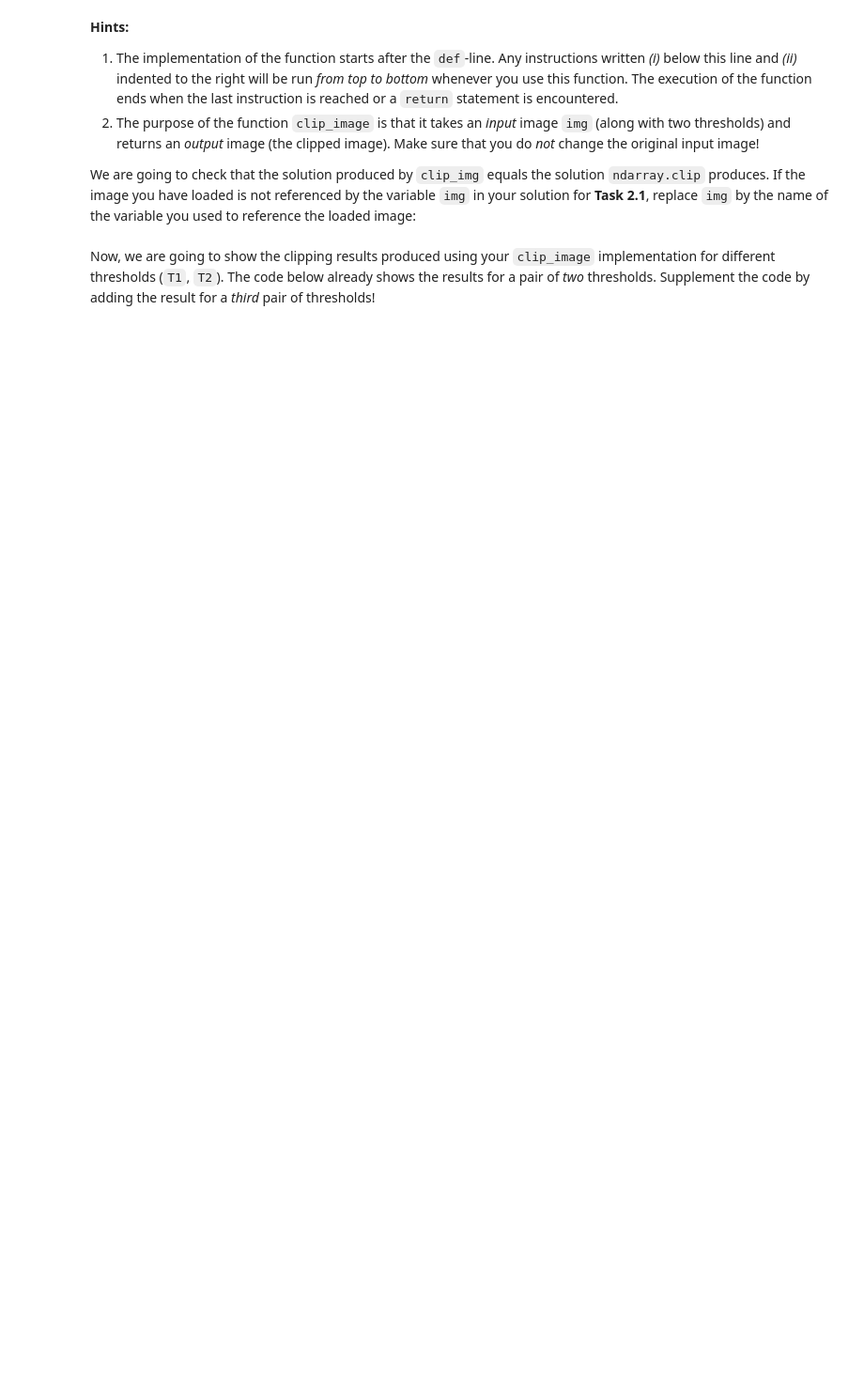
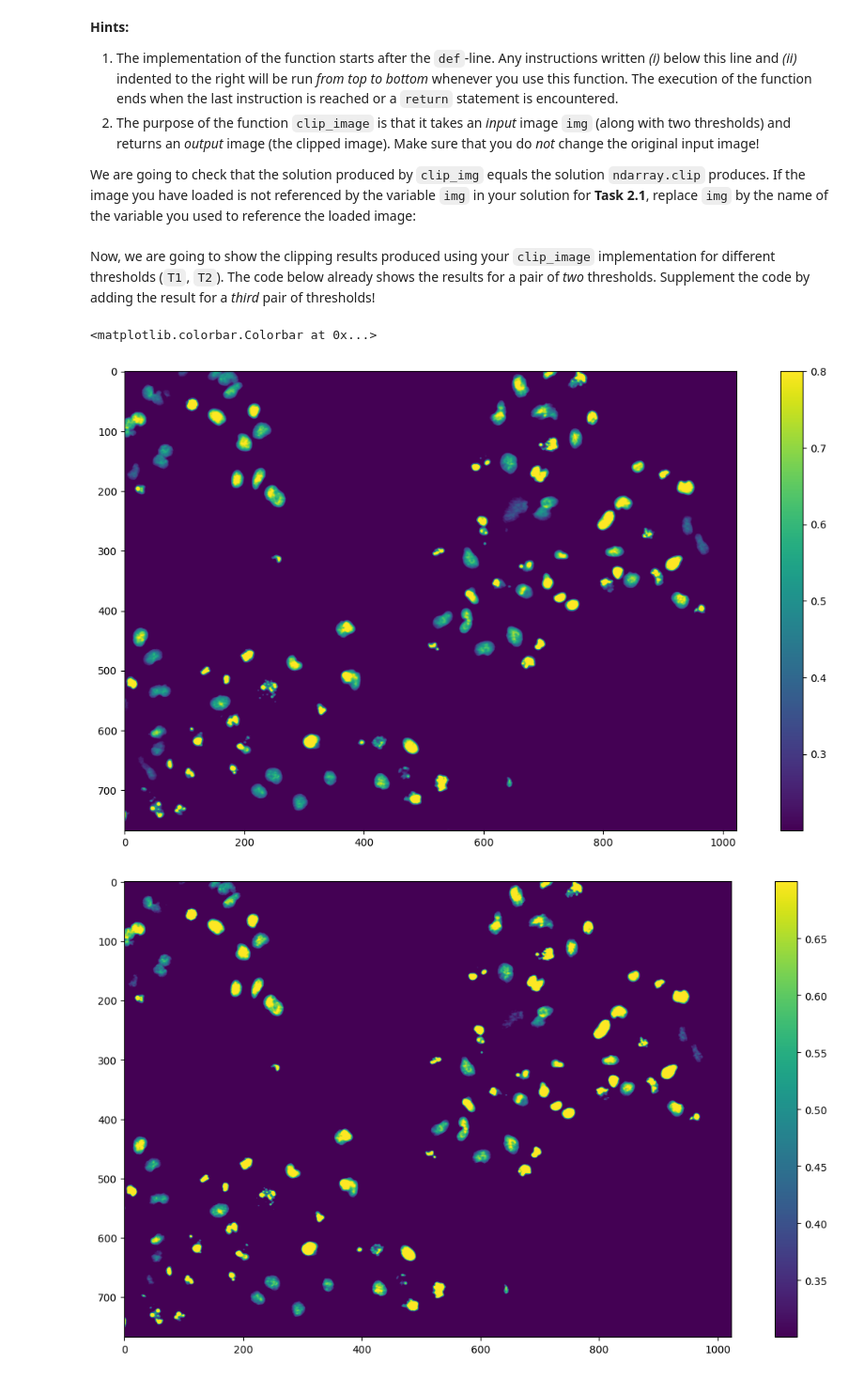
Before and after one commit to KatharinaGrasser1/mobi-fs3-python, a Jupyter notebook: task2.ipynb, the cells around one changed output. Shown at 94% size. Cells and saved outputs as stored; diff of their text form; code cells hidden in the pictures; blank space fills up the shorter version.

```diff
--- a/task2.ipynb
+++ b/task2.ipynb
@@ -86,8 +130,16 @@ Now, we are going to show the clipping results produced using your `clip_image`
 # %%
 plt.figure(figsize=(15,8))
 plt.imshow(clip_image(img, 0.2, 0.8))
+plt.colorbar()
 
 plt.figure(figsize=(15,8))
 plt.imshow(clip_image(img, 0.3, 0.7))
+plt.colorbar()
 
-# here goes your code
+plt.figure(figsize=(15,8))
+plt.imshow(clip_image(img, 0.1, 0.3))
+plt.colorbar()
+# %% [output]
+<matplotlib.colorbar.Colorbar at 0x...>
+[figure, added]
+[figure, added]
```
Also changed, not shown: parts of 7 cells of this notebook.
